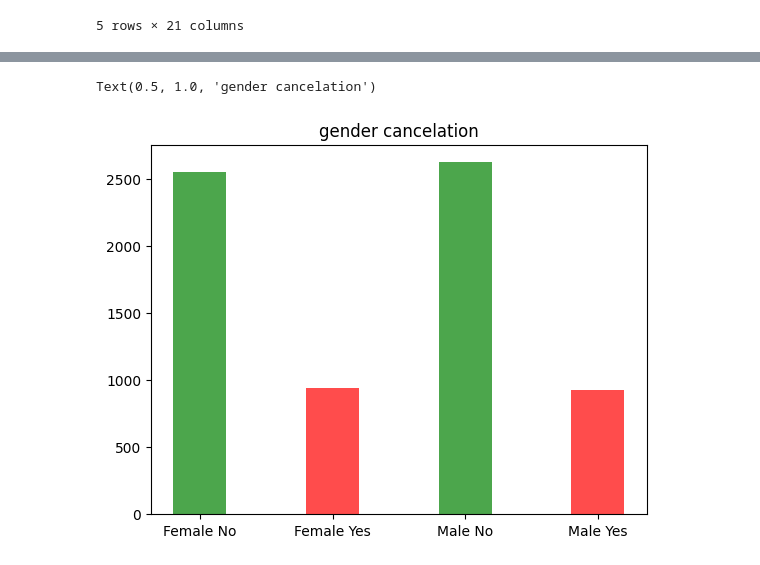
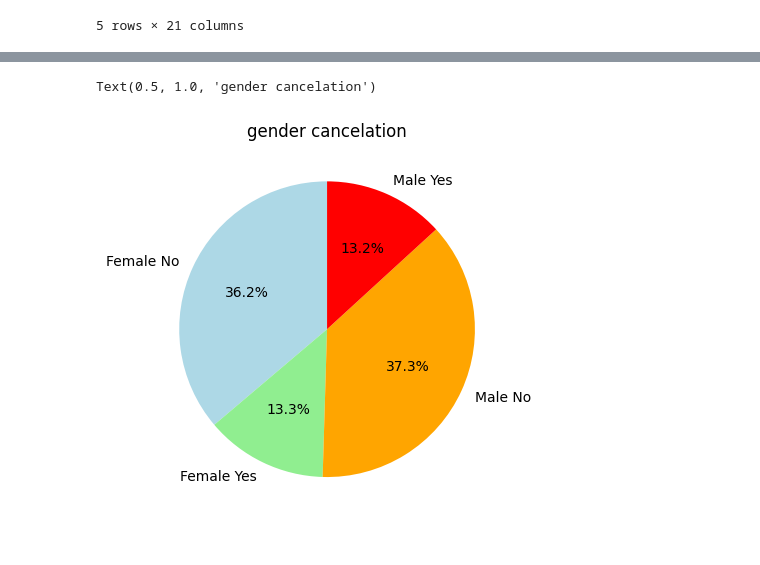
Before and after one commit to CrackedSamurai/data-science-project, a Jupyter notebook: projects/Telcom Customer Churn Dataset.ipynb, the cells around one changed output, grey strips where cells are left out. Saved outputs shown, nothing was run; the diff lists cells and outputs as text; code cells hidden in the pictures.

```diff
--- a/projects/Telcom Customer Churn Dataset.ipynb
+++ b/projects/Telcom Customer Churn Dataset.ipynb
@@ -36,12 +36,12 @@ memory usage: 1.1+ MB
 # %%
 churn = data.groupby("gender").Churn.value_counts()
 churn = churn.reset_index()
 churn.columns = ["gender", "churn", "count"]
-plt.bar(churn["gender"] + " " + churn["churn"], churn["count"], color=["green", "red"], width=0.4, align="center", alpha=0.7)
+plt.pie(churn["count"], labels = churn["gender"] + " " + churn["churn"], autopct="%1.1f%%", startangle=90, colors=["lightblue", "lightgreen", "orange", "red"])
 plt.title("gender cancelation")
 # %% [output]
 Text(0.5, 1.0, 'gender cancelation')
-[figure, old version]
+[figure, new version]
 # %%
 data.SeniorCitizen = data.SeniorCitizen.replace({1: "SeniorCitizen", 0: "Not SeniorCitizen"})
 churn = data.groupby("SeniorCitizen").Churn.value_counts()
```
Also changed, not shown: parts of 1 cell of this notebook.
